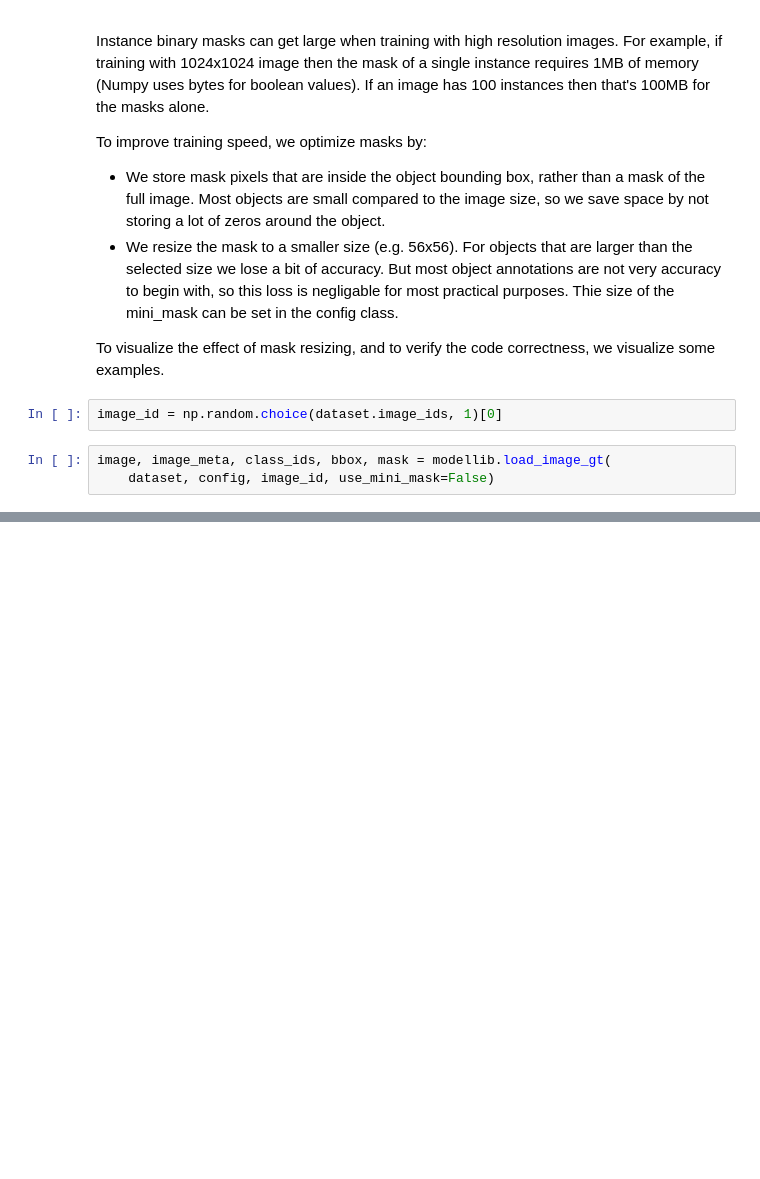
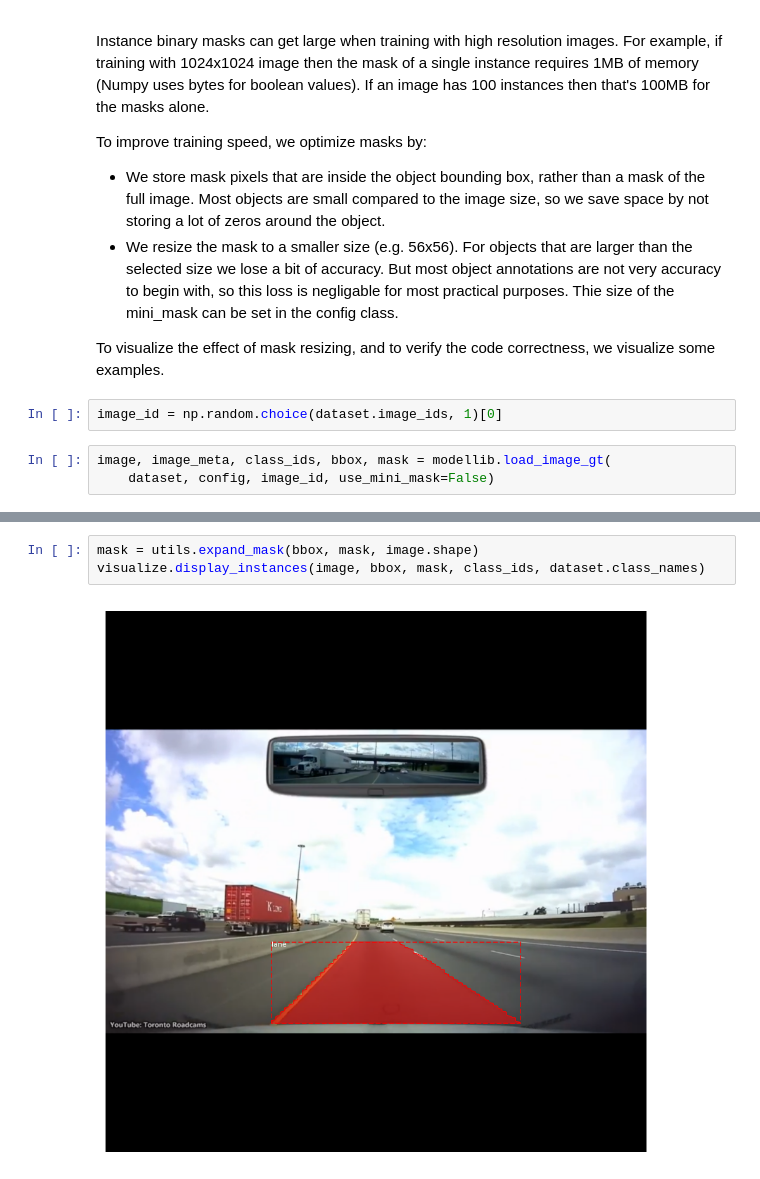
Before and after one commit to Pratham1807/Mask_RCNN, a Jupyter notebook: samples/lane/inspect_lane_data.ipynb, the cells around one changed output, grey strips where cells are left out. Saved outputs shown, nothing was run; the diff lists cells and outputs as text; blank space fills up the shorter version.

```diff
--- a/samples/lane/inspect_lane_data.ipynb
+++ b/samples/lane/inspect_lane_data.ipynb
@@ -169,0 +200,5 @@ image, image_meta, class_ids, bbox, mask = modellib.load_image_gt(
+# %%
+mask = utils.expand_mask(bbox, mask, image.shape)
+visualize.display_instances(image, bbox, mask, class_ids, dataset.class_names)
+# %% [output]
+[figure, added]
```
Also changed, not shown: parts of 25 cells of this notebook.
